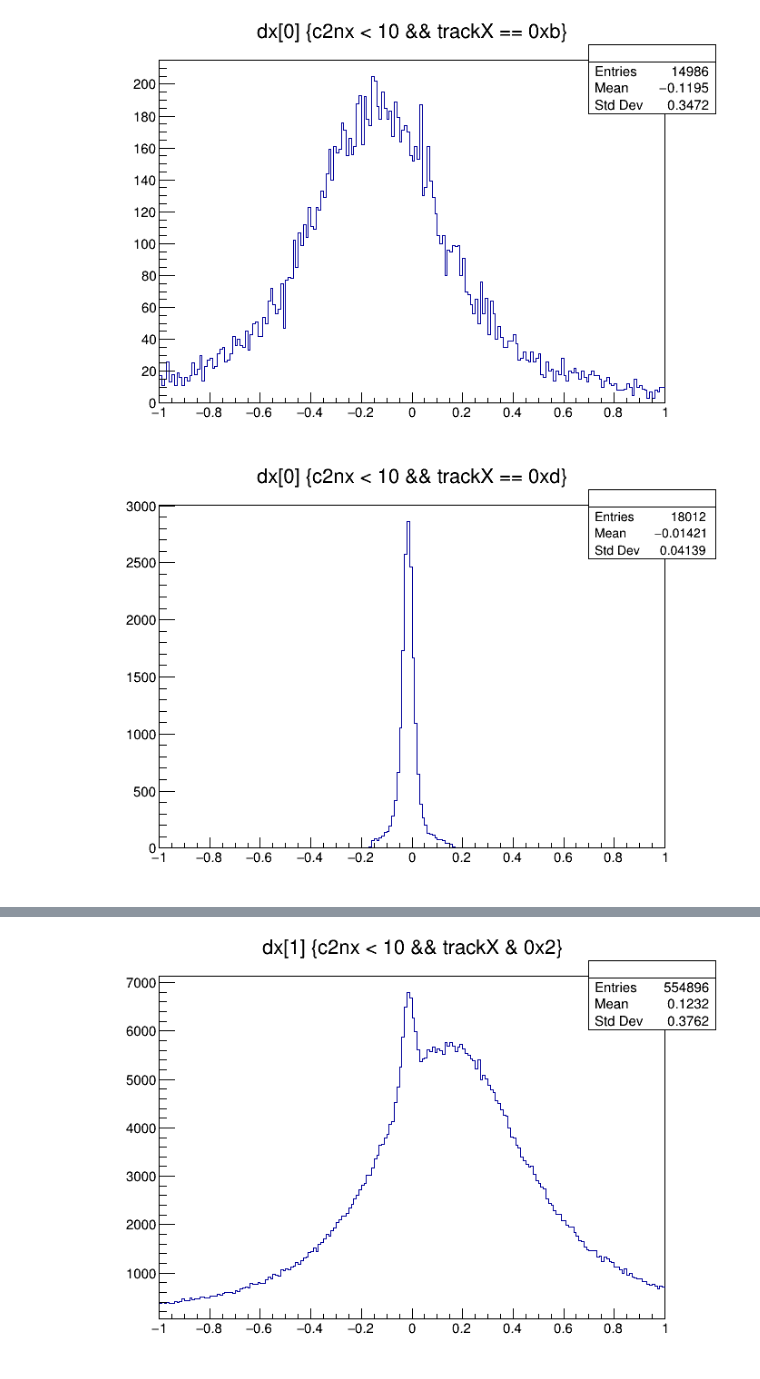
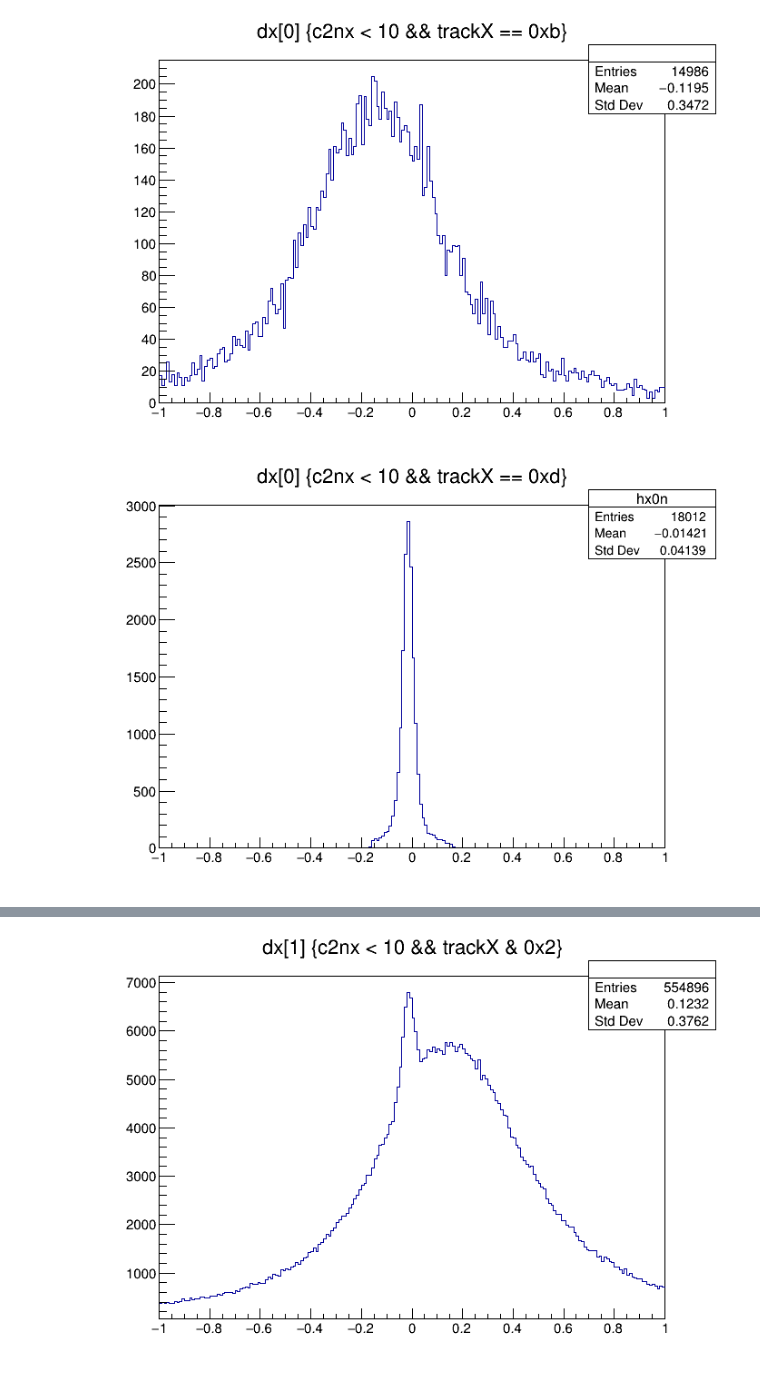
Before and after one commit to kinstaky/CourseDataAnalysis, a Jupyter notebook: hw2_1/jupyter/Residual.ipynb, the cells around one changed output, grey strips where cells are left out. Drawn from its saved outputs; the diff is of its cells as text; code cells hidden in the pictures.

```diff
--- a/hw2_1/jupyter/Residual.ipynb
+++ b/hw2_1/jupyter/Residual.ipynb
@@ -42,8 +64,8 @@ c1->Draw();
 # %% [output]
 [figure]
 # %%
-tree->Draw("dx[0]>>(200, -1, 1)", "c2nx < 10 && trackX == 0xd");
+tree->Draw("dx[0]>>hx0n(200, -1, 1)", "c2nx < 10 && trackX == 0xd");
 c1->Draw();
 # %% [output]
-[figure, old version]
+[figure, new version]
 # %%
```
Also changed, not shown: parts of 74 cells of this notebook.
